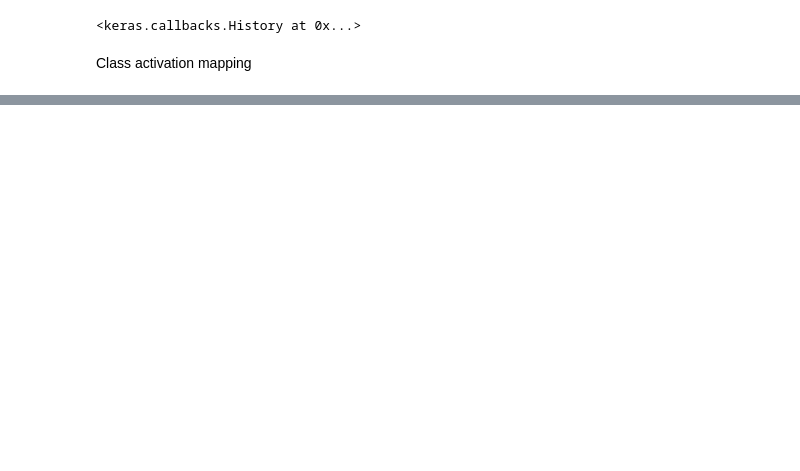
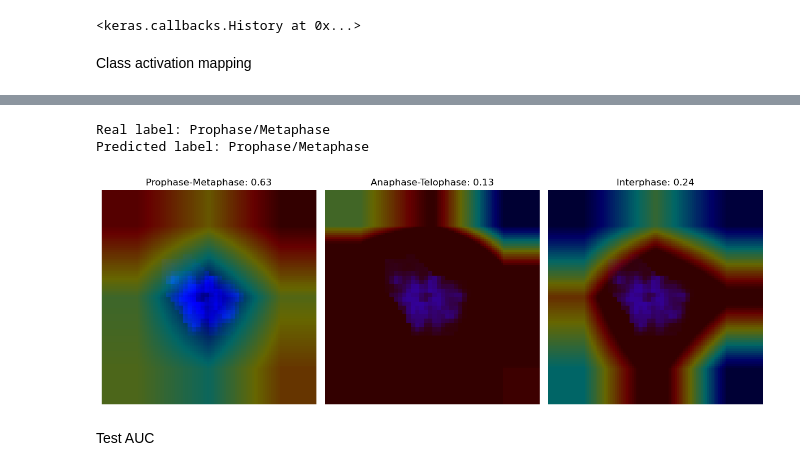
Before and after one commit to ignacio-ms/PyMorph, a Jupyter notebook: notebooks/5.1-cellular_division_base_models.ipynb, the cells around one changed output, grey strips where cells are left out. Saved outputs shown, nothing was run; the diff lists cells and outputs as text; code cells hidden in the pictures; blank space fills up the shorter version.

```diff
--- a/notebooks/5.1-cellular_division_base_models.ipynb
+++ b/notebooks/5.1-cellular_division_base_models.ipynb
@@ -244,0 +291,31 @@ ValueError: could not broadcast input array from shape (50,50,3) into shape (1,)
+# %%
+cam = CAM(model.model)
+heatmap_pm = cam.compute_heatmap(test_img_tf, class_idx=0, normalize=True)
+heatmap_at = cam.compute_heatmap(test_img_tf, class_idx=1, normalize=True)
+heatmap_i = cam.compute_heatmap(test_img_tf, class_idx=2, normalize=True)
+
+pred = model.model.predict(test_img_tf)
+print(f'Real label: {test_generator.oh2name(test_generator[img_idx][1])}')
+print(f'Predicted label: {test_generator.oh2name(pred)}')
+
+plt.figure(figsize=(12, 8))
+plt.subplot(1, 3, 1)
+plt.imshow(overlay_heatmap(test_img, heatmap_pm, alpha=.6)); plt.axis('off')
+plt.title(f'Prophase-Metaphase: {pred[0][0]:.2f}')
+
+plt.subplot(1, 3, 2)
+plt.imshow(overlay_heatmap(test_img, heatmap_at, alpha=.6)); plt.axis('off')
+plt.title(f'Anaphase-Telophase: {pred[0][1]:.2f}')
+
+plt.subplot(1, 3, 3)
+plt.imshow(overlay_heatmap(test_img, heatmap_i, alpha=.6)); plt.axis('off')
+plt.title(f'Interphase: {pred[0][2]:.2f}')
+
+plt.tight_layout()
+plt.show()
+# %% [output]
+Real label: Prophase/Metaphase
+Predicted label: Prophase/Metaphase
+[figure, added]
+# %% [markdown]
+Test AUC
```
Also changed, not shown: parts of 13 cells of this notebook, 4 other files.
